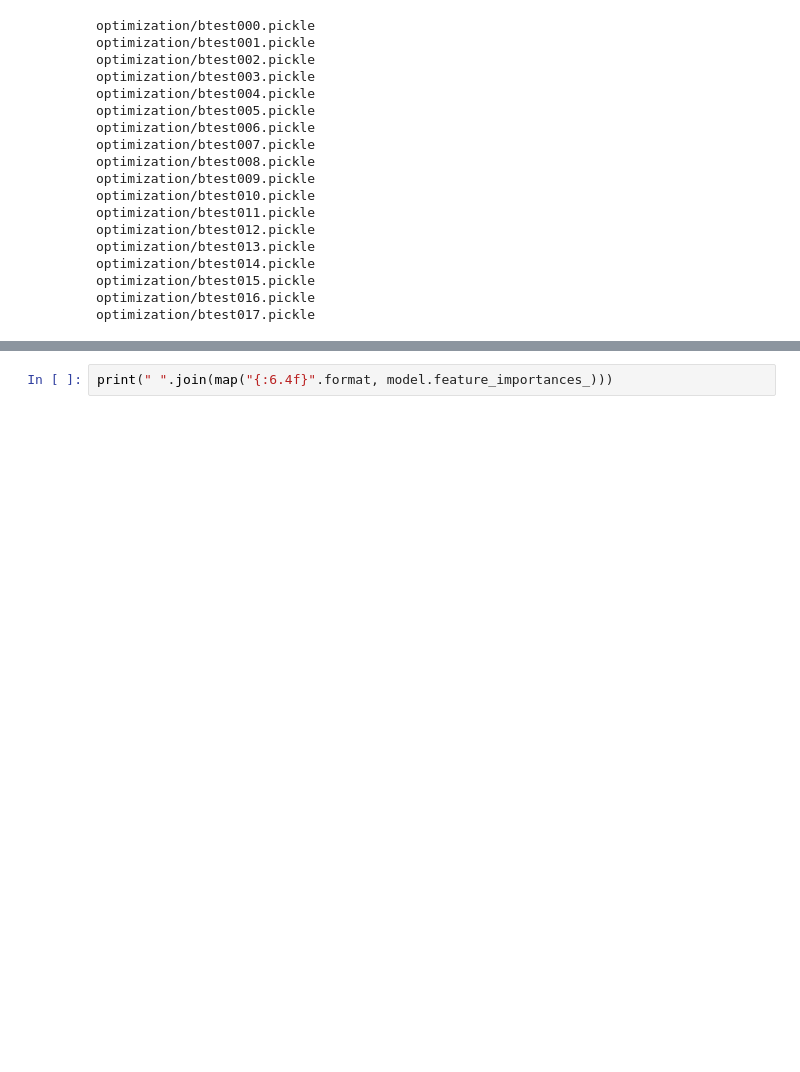
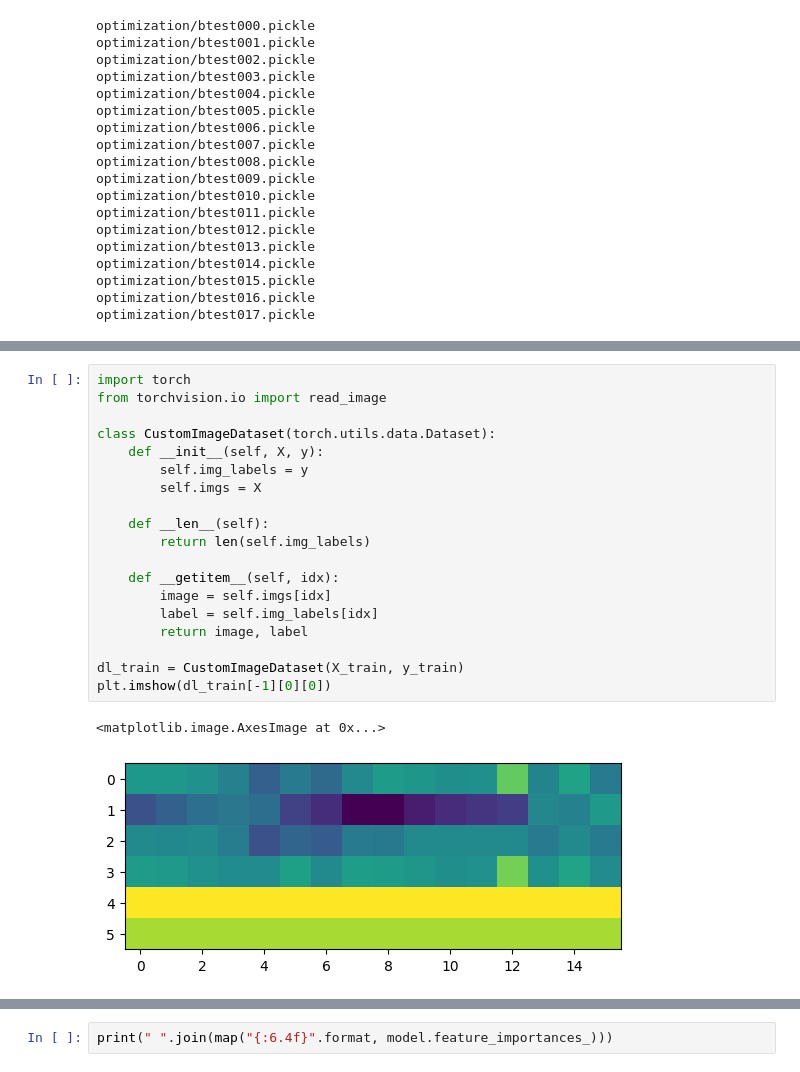
Before and after one commit to binrey/MLTR, a Jupyter notebook: train.ipynb, the cells around one changed output, grey strips where cells are left out. Drawn from its saved outputs; the diff is of its cells as text; blank space fills up the shorter version.

```diff
--- a/train.ipynb
+++ b/train.ipynb
@@ -241,0 +145,22 @@ av. profit boost: 0.22074449714738797
+# %%
+import torch
+from torchvision.io import read_image
+
+class CustomImageDataset(torch.utils.data.Dataset):
+    def __init__(self, X, y):
+        self.img_labels = y
+        self.imgs = X
+
+    def __len__(self):
+        return len(self.img_labels)
+
+    def __getitem__(self, idx):
+        image = self.imgs[idx]
+        label = self.img_labels[idx]
+        return image, label
+
+dl_train = CustomImageDataset(X_train, y_train)
+plt.imshow(dl_train[-1][0][0])
+# %% [output]
+<matplotlib.image.AxesImage at 0x...>
+[figure, added]
```
Also changed, not shown: parts of 15 cells of this notebook.
